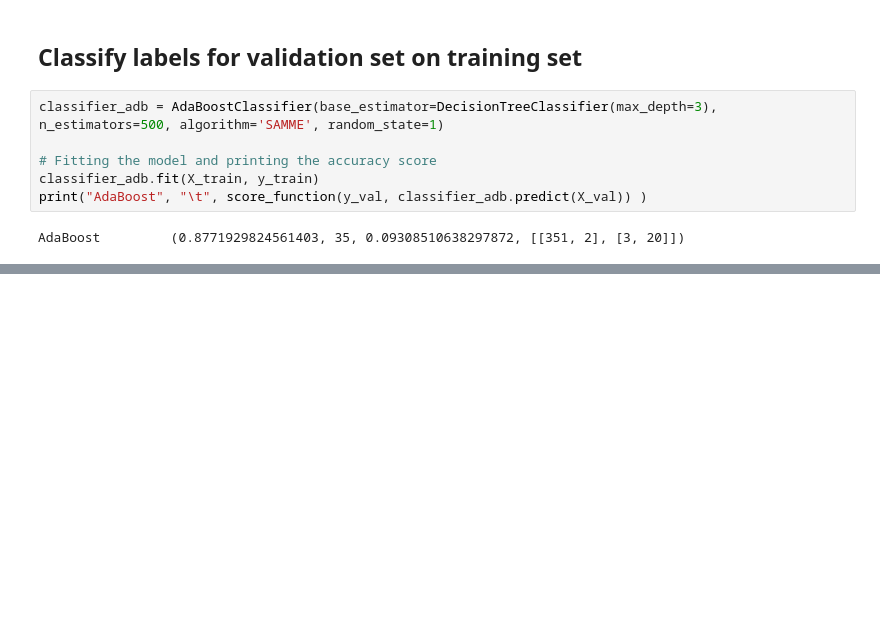
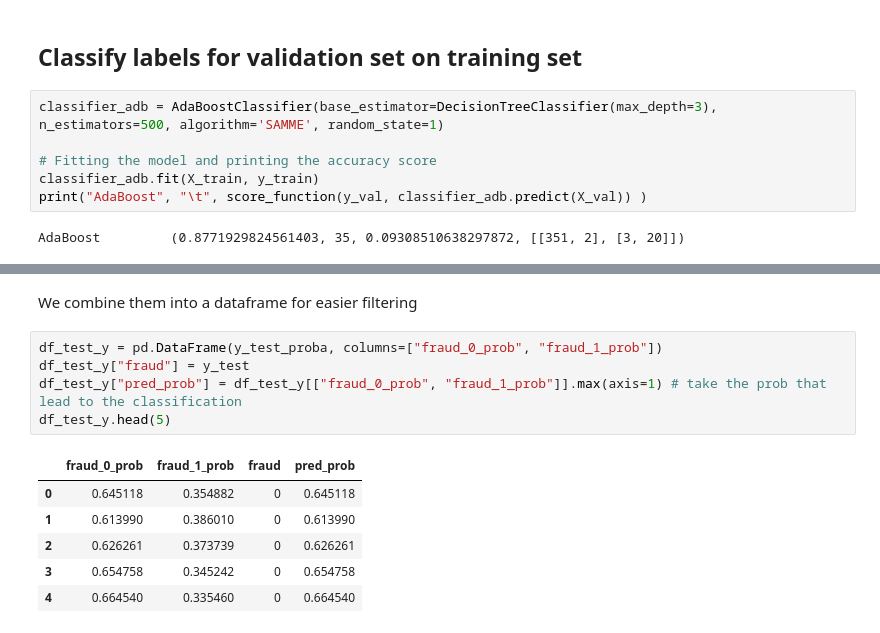
Before and after one commit to LackesLab/dmc2019, a Jupyter notebook: notebooks/semisupervised_learning_pseudo_labeling.ipynb, the cells around one changed output, grey strips where cells are left out. Drawn from its saved outputs; the diff is of its cells as text; blank space fills up the shorter version.

```diff
--- a/notebooks/semisupervised_learning_pseudo_labeling.ipynb
+++ b/notebooks/semisupervised_learning_pseudo_labeling.ipynb
@@ -96,0 +114,14 @@ AdaBoost         (0.8771929824561403, 35, 0.09308510638297872, [[351, 2], [3, 20
+# %% [markdown]
+We combine them into a dataframe for easier filtering
+# %%
+df_test_y = pd.DataFrame(y_test_proba, columns=["fraud_0_prob", "fraud_1_prob"])
+df_test_y["fraud"] = y_test
+df_test_y["pred_prob"] = df_test_y[["fraud_0_prob", "fraud_1_prob"]].max(axis=1) # take the prob that lead to the classification
+df_test_y.head(5)
+# %% [output]
+|  | fraud_0_prob | fraud_1_prob | fraud | pred_prob |
+| 0 | 0.645118 | 0.354882 | 0 | 0.645118 |
+| 1 | 0.613990 | 0.386010 | 0 | 0.613990 |
+| 2 | 0.626261 | 0.373739 | 0 | 0.626261 |
+| 3 | 0.654758 | 0.345242 | 0 | 0.654758 |
+| 4 | 0.664540 | 0.335460 | 0 | 0.664540 |
```
Also changed, not shown: parts of 17 cells of this notebook.
